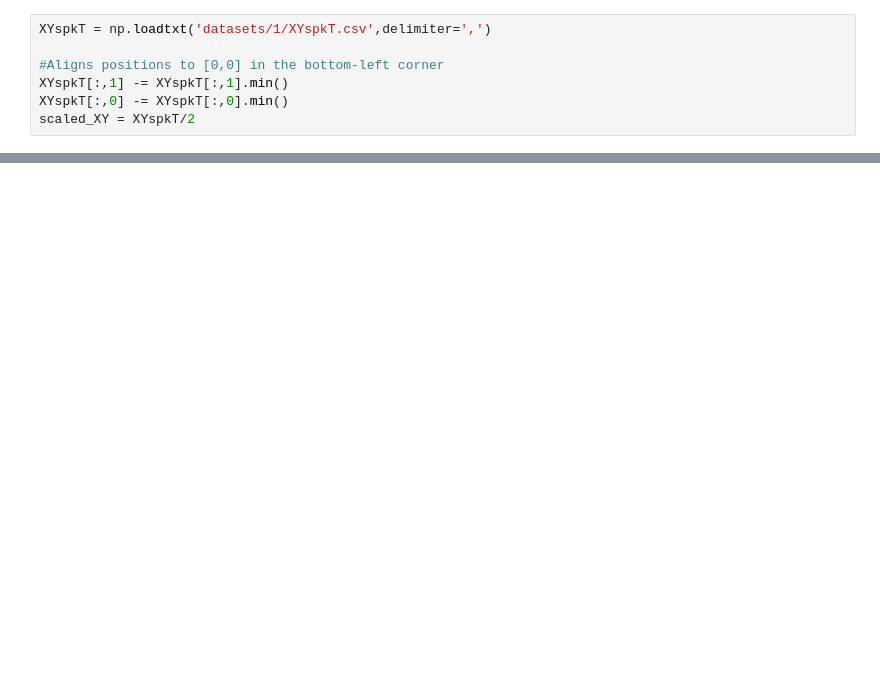
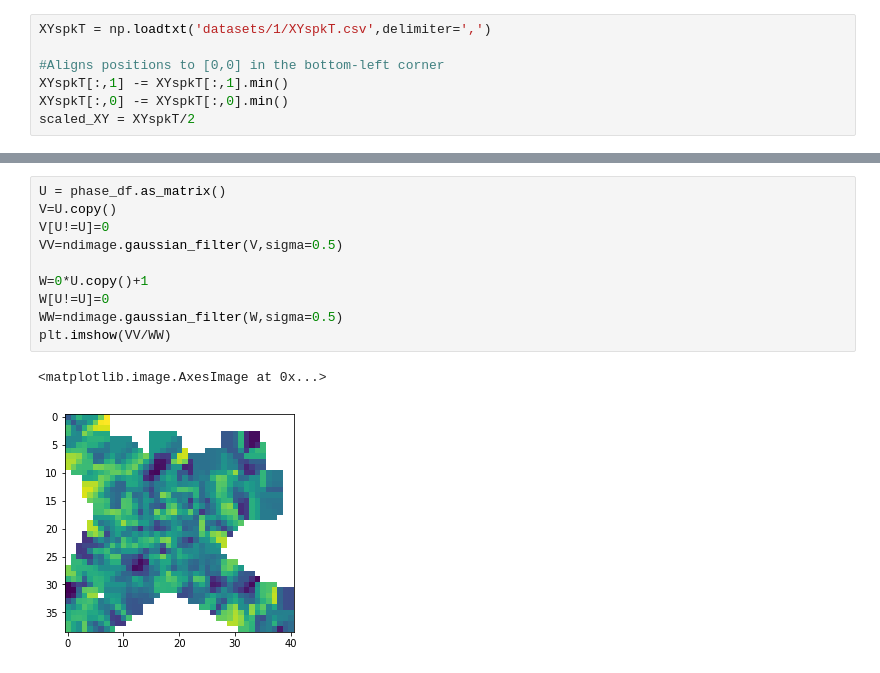
Before and after one commit to DanielHHowell/Grid-Cell, a Jupyter notebook: Phase Map Comparison.ipynb, the cells around one changed output, grey strips where cells are left out. Cells and saved outputs as stored; diff of their text form; blank space fills up the shorter version.

```diff
--- a/Phase Map Comparison.ipynb
+++ b/Phase Map Comparison.ipynb
@@ -160,0 +168,13 @@ plt.colorbar()
+# %%
+U = phase_df.as_matrix()
+V=U.copy()
+V[U!=U]=0
+VV=ndimage.gaussian_filter(V,sigma=0.5)
+
+W=0*U.copy()+1
+W[U!=U]=0
+WW=ndimage.gaussian_filter(W,sigma=0.5)
+plt.imshow(VV/WW)
+# %% [output]
+<matplotlib.image.AxesImage at 0x...>
+[figure, added]
```
Also changed, not shown: parts of 7 cells of this notebook, 2 other files.
